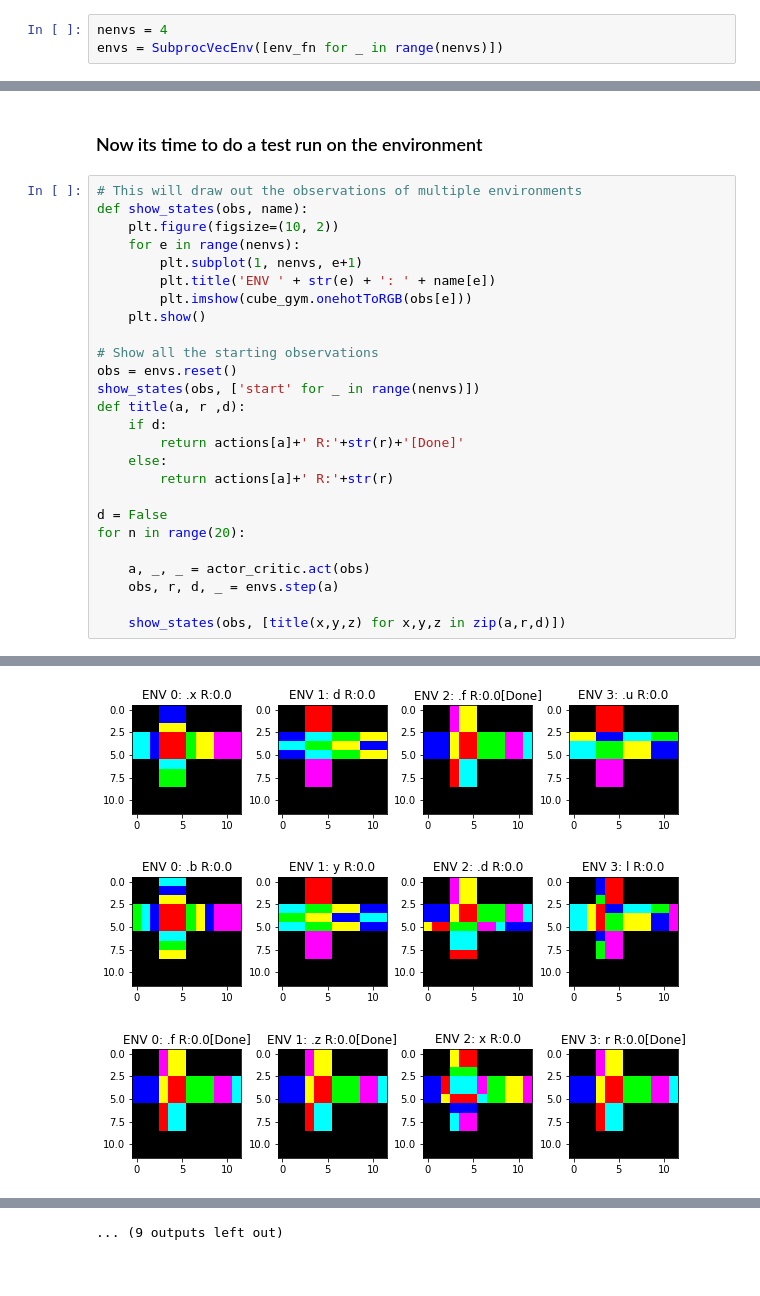
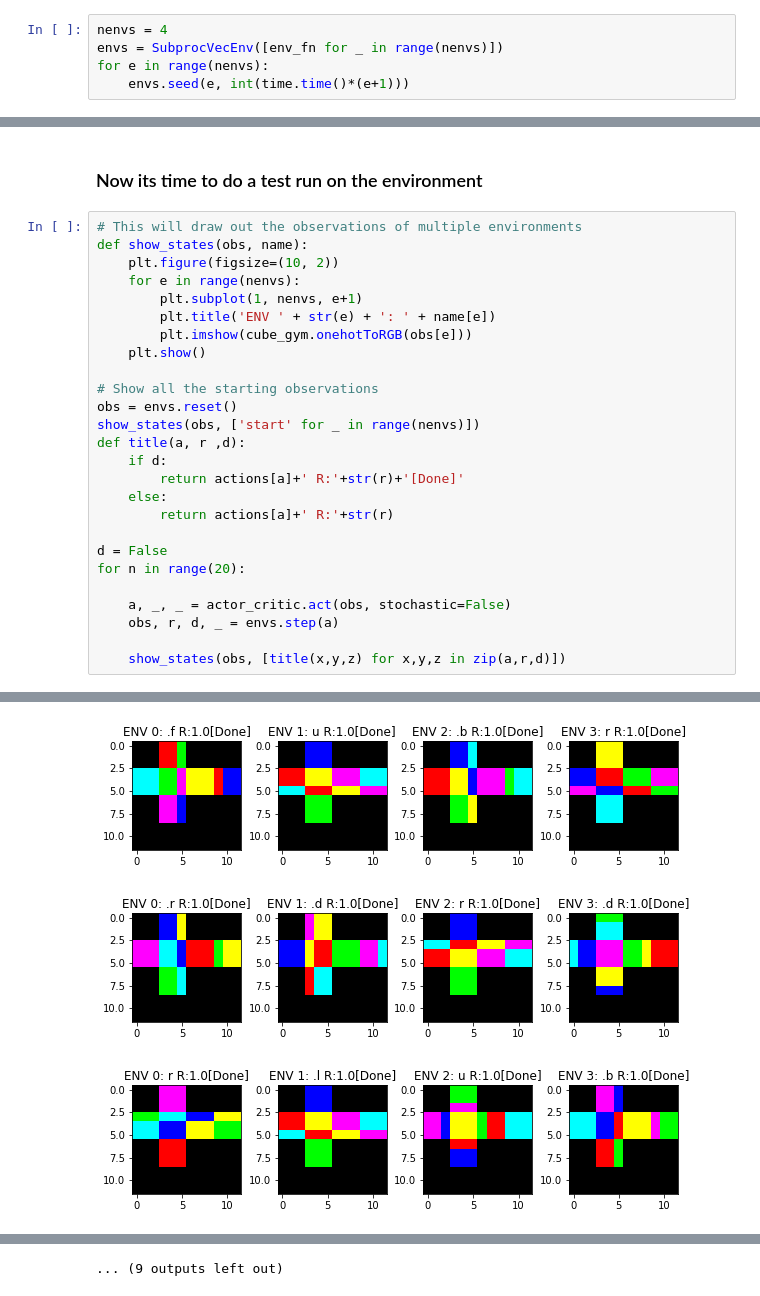
Before and after one commit to zamlz/dlcampjeju2018-I2A-cube, a Jupyter notebook: visualize_a2c.ipynb, the cells around one changed output, grey strips where cells are left out. Drawn from its saved outputs; the diff is of its cells as text.

```diff
--- a/visualize_a2c.ipynb
+++ b/visualize_a2c.ipynb
@@ -37,6 +37,8 @@ r l u d f b .r .l .u .d .f .b x y z .x .y .z
 # %%
 nenvs = 4
 envs = SubprocVecEnv([env_fn for _ in range(nenvs)])
+for e in range(nenvs):
+    envs.seed(e, int(time.time()*(e+1)))
 # %% [markdown]
 ### Setup TensorFlow and the Actor-Critic Model
 # %%
@@ -85,7 +87,7 @@ def title(a, r ,d):
 d = False
 for n in range(20):
 
-    a, _, _ = actor_critic.act(obs)
+    a, _, _ = actor_critic.act(obs, stochastic=False)
     obs, r, d, _ = envs.step(a)
 
     show_states(obs, [title(x,y,z) for x,y,z in zip(a,r,d)])
@@ -97,3 +99,3 @@ for n in range(20):
-[figure, old version]
+[figure, new version]
-[figure, old version]
+[figure, new version]
-[figure, old version]
+[figure, new version]
```
Also changed, not shown: parts of 1 cell of this notebook, 2 other files.
